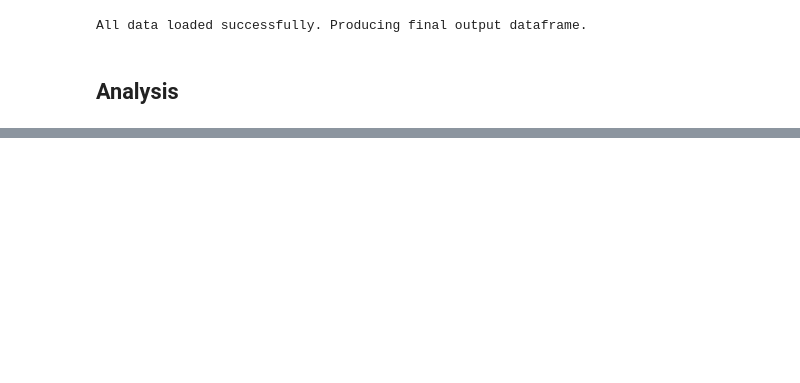
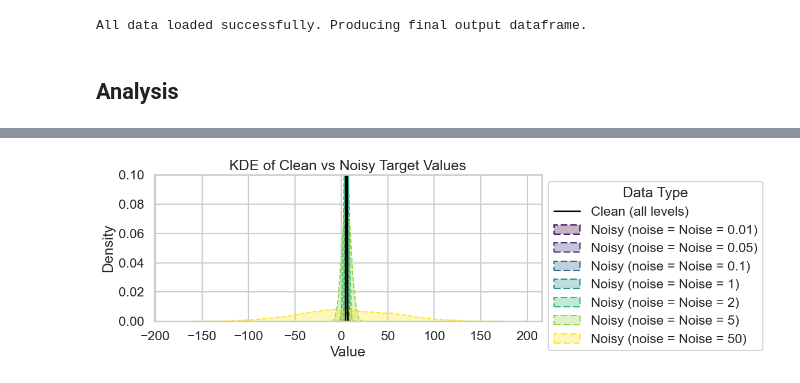
Before and after one commit to AnEvilBurrito/new-peak-project, a Jupyter notebook: src/notebooks/exp/exp17_feature_predictivity_target_data_noise.ipynb, the cells around one changed output, grey strips where cells are left out. Cells and saved outputs as stored; diff of their text form; code cells hidden in the pictures; blank space fills up the shorter version.

```diff
--- a/src/notebooks/exp/exp17_feature_predictivity_target_data_noise.ipynb
+++ b/src/notebooks/exp/exp17_feature_predictivity_target_data_noise.ipynb
@@ -48,7 +48,7 @@ import numpy as np
 
 ### parameters
 
-notebook_name = 'exp16_feature_predictivity_data_noise' # name of the notebook
+notebook_name = 'exp17_feature_predictivity_target_data_noise' # name of the notebook
 noise_levels = [0.01, 0.05, 0.1, 1, 2, 5, 50] # noise levels to be tested
 
 ## Generation of ground truth model
@@ -186,6 +186,7 @@ for j, noise in tqdm(enumerate(noise_levels)):
                                                     n_cores=1, verbose=False)
 
     # apply distortion noise to feature data
+    old_target_data = target_data.copy()
     rng = np.random.default_rng(o_random_seed)
     # Select numeric columns only
     numeric_cols = target_data.select_dtypes(include=np.number).columns
@@ -359,7 +371,7 @@ all_loaded = True
 
 for i, df in enumerate(output_data):
     # load the metric data for each scale
-    exp_group = df.iloc[0]['Noise Level']  # get the distortion scale from the first row of the dataframe
+    exp_group = df.iloc[0]['Distortion Scale']  # get the distortion scale from the first row of the dataframe
     curr_scale = str(noise_levels[i])
 
     if exp_group != curr_scale:
@@ -427,0 +541,54 @@ plt.show()
+# %%
+import matplotlib.pyplot as plt
+import seaborn as sns
+import numpy as np
+import matplotlib.cm as cm
+import matplotlib.colors as mcolors
+
+# Prep color map for noisy data
+noise_vals = sorted([n for n in plot_df['noise_level'].unique() if n != 'clean'])
+n_colors = len(noise_vals)
+viridis = cm.get_cmap('viridis', n_colors)
+color_map = {noise: mcolors.to_hex(viridis(i)) for i, noise in enumerate(noise_vals)}
+
+plt.figure(figsize=(12, 4))
+sns.set_style("whitegrid")
+sns.set_context("talk")
+
+# Plot clean data (merged across all noise levels for clarity)
+clean_df = plot_df[plot_df['type'] == 'clean']
+sns.kdeplot(
+    data=clean_df,
+    x='value',
+    color='black',
+    linestyle='-',
+    linewidth=2,
+    label="Clean (all levels)"
+)
+
+# Plot noisy data for each noise level
+for noise in noise_vals:
+    subset = plot_df[(plot_df['noise_level'] == noise) & (plot_df['type'] == 'noisy')]
+    sns.kdeplot(
+        data=subset,
+        x='value',
+        color=color_map[noise],
+        linestyle='--',
+        fill=True,
+        alpha=0.3,
+        linewidth=1.5,
+        label=f"Noisy (noise = {noise})"
+    )
+
+# y-axis limit from 0 to 0.25
+plt.ylim(0, 0.1)
+
+plt.title("KDE of Clean vs Noisy Target Values")
+plt.xlabel("Value")
+plt.ylabel("Density")
+
+plt.legend(title='Data Type', loc='upper left', bbox_to_anchor=(1, 1))
+plt.tight_layout()
+plt.show()
+# %% [output]
+[figure, added]
```
Also changed, not shown: parts of 8 cells of this notebook, 2 other files.
